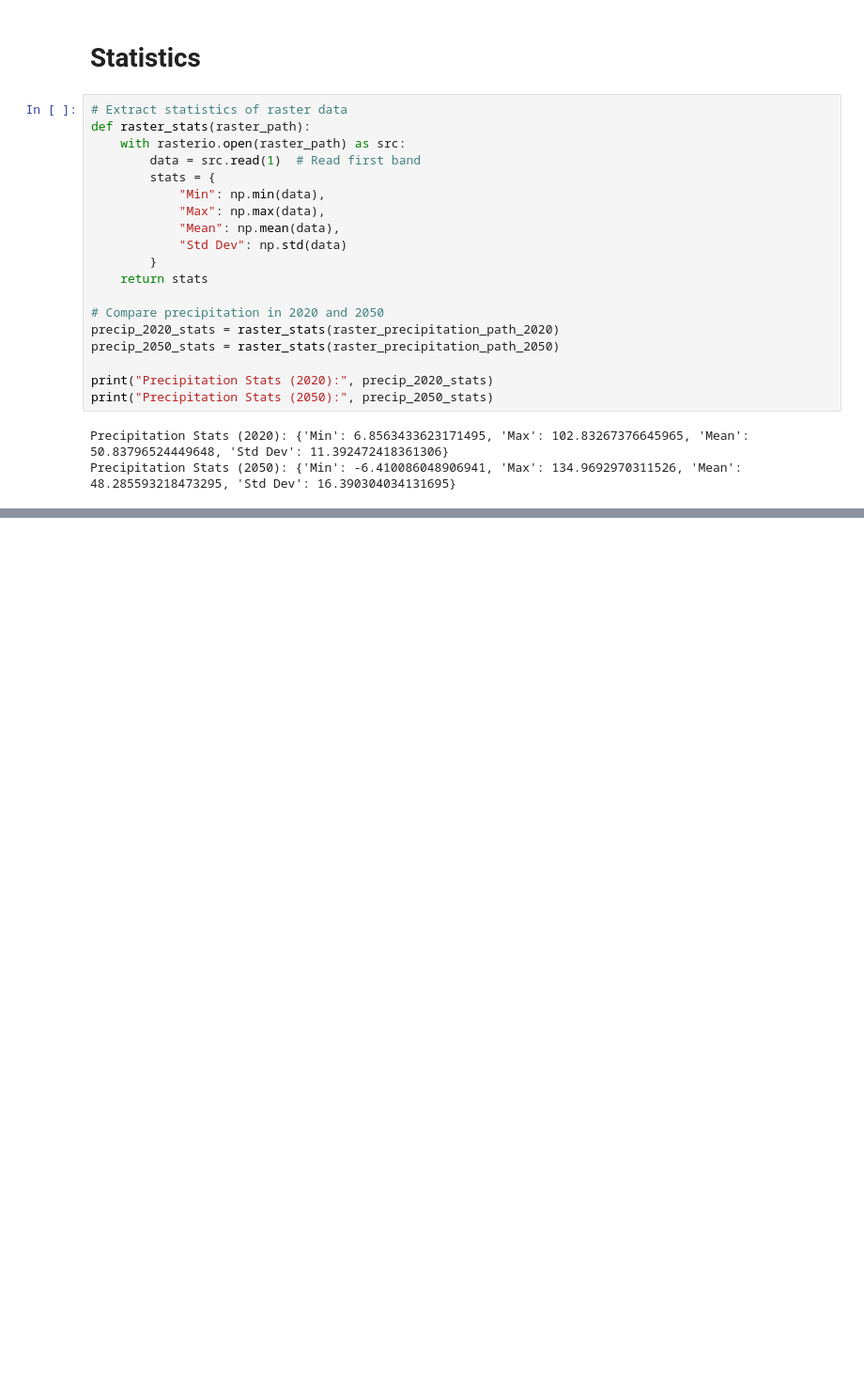
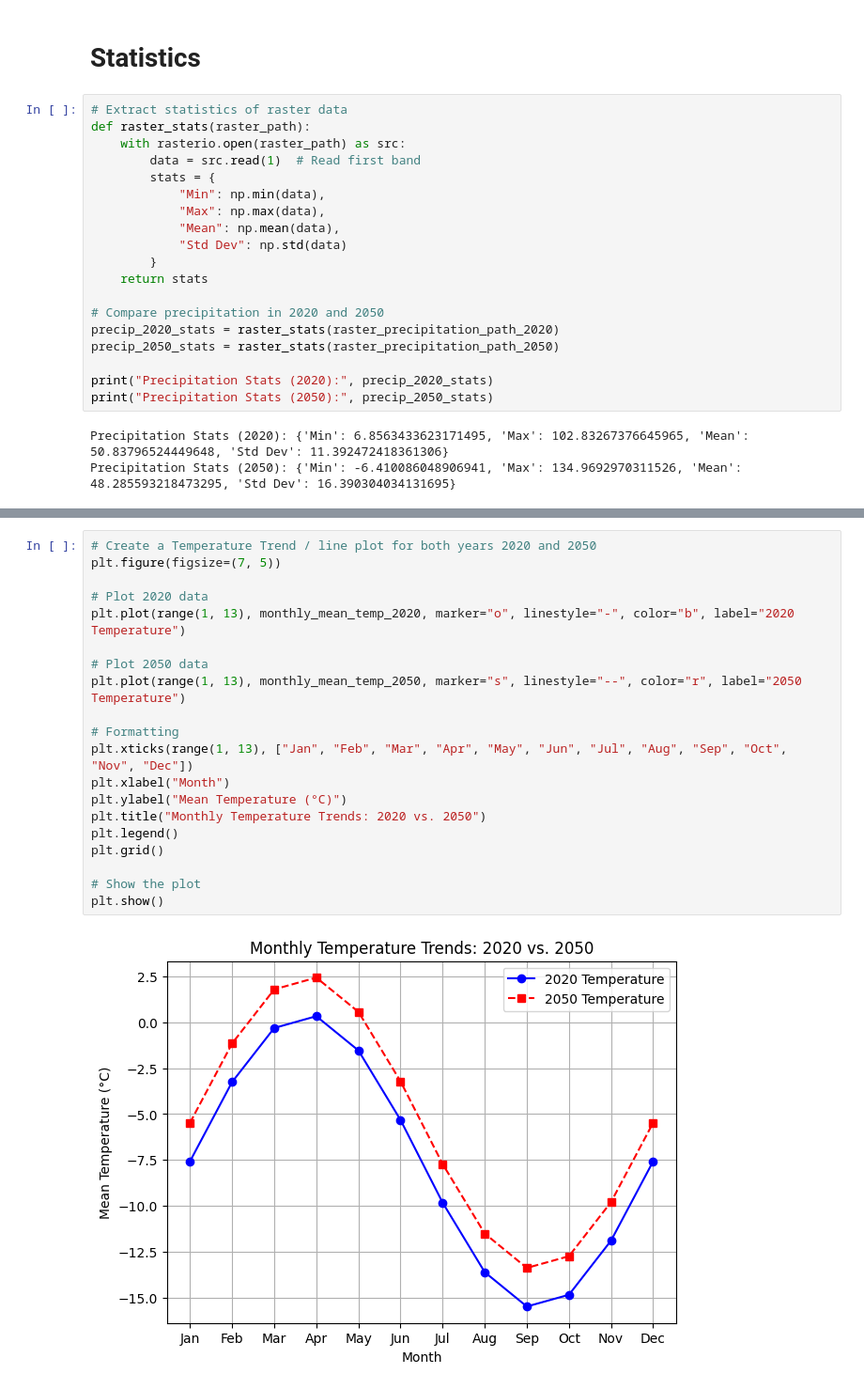
Before and after one commit to Omdena-NIC-Nepal/gis-data-science-assignment-sabinvankathmandu, a Jupyter notebook: gis_eda_nepal.ipynb, the cells around one changed output, grey strips where cells are left out. Shown at 94% size. Drawn from its saved outputs; the diff is of its cells as text; blank space fills up the shorter version.

```diff
--- a/gis_eda_nepal.ipynb
+++ b/gis_eda_nepal.ipynb
@@ -304,0 +321,22 @@ plot_montly_trend(monthly_mean_temp_2050, "Temperatures", "°C", 2050)
+# %%
+# Create a Temperature Trend / line plot for both years 2020 and 2050
+plt.figure(figsize=(7, 5))
+
+# Plot 2020 data
+plt.plot(range(1, 13), monthly_mean_temp_2020, marker="o", linestyle="-", color="b", label="2020 Temperature")
+
+# Plot 2050 data
+plt.plot(range(1, 13), monthly_mean_temp_2050, marker="s", linestyle="--", color="r", label="2050 Temperature")
+
+# Formatting
+plt.xticks(range(1, 13), ["Jan", "Feb", "Mar", "Apr", "May", "Jun", "Jul", "Aug", "Sep", "Oct", "Nov", "Dec"])
+plt.xlabel("Month")
+plt.ylabel("Mean Temperature (°C)")
+plt.title("Monthly Temperature Trends: 2020 vs. 2050")
+plt.legend()
+plt.grid()
+
+# Show the plot
+plt.show()
+# %% [output]
+[figure, added]
```
Also changed, not shown: parts of 19 cells of this notebook, 3 other files.
